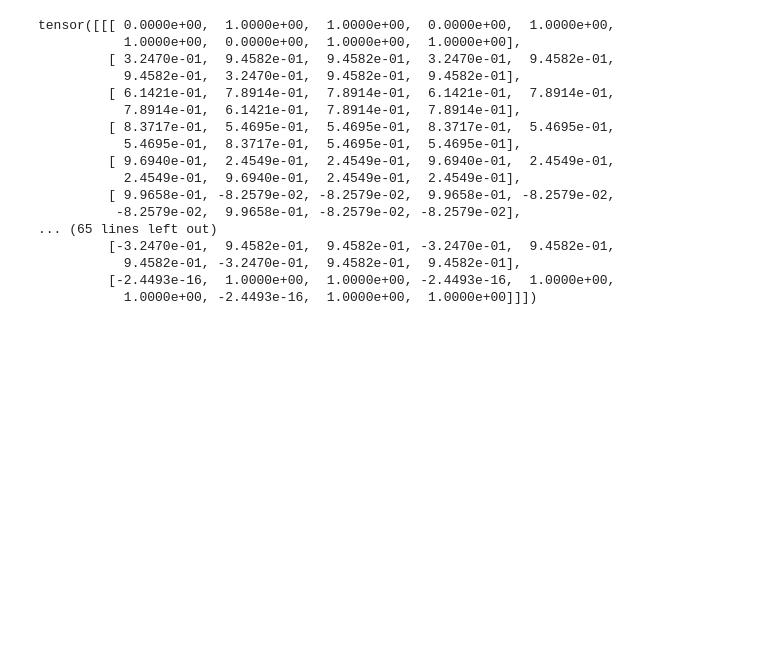
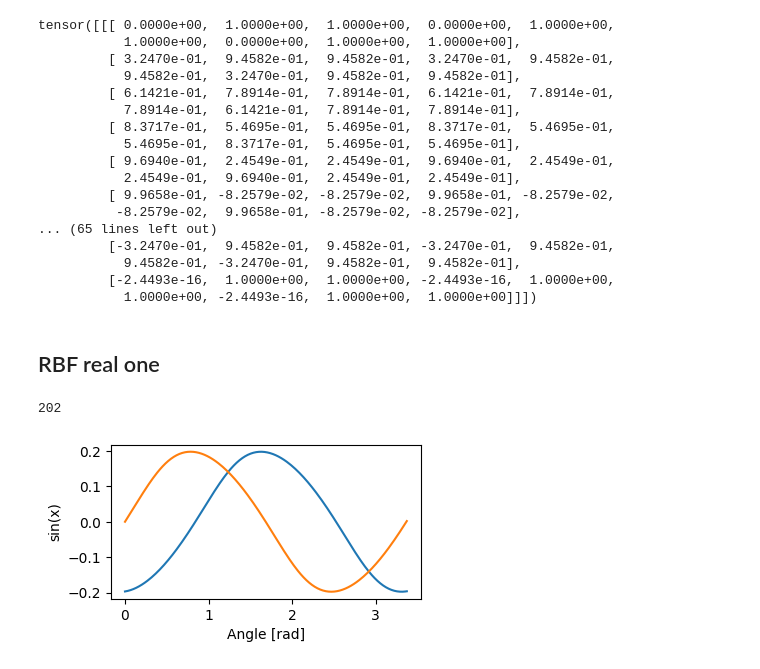
Before and after one commit to Leung555/OmniIsaacGymEnvs, a Jupyter notebook: omniisaacgymenvs/ES/notebook.ipynb, the cells around one changed output. Cells and saved outputs as stored; diff of their text form; code cells hidden in the pictures; blank space fills up the shorter version.

```diff
--- a/omniisaacgymenvs/ES/notebook.ipynb
+++ b/omniisaacgymenvs/ES/notebook.ipynb
@@ -528,3 +533,46 @@ tensor([[[ 0.0000e+00,  1.0000e+00,  1.0000e+00,  0.0000e+00,  1.0000e+00,
            9.4582e-01, -3.2470e-01,  9.4582e-01,  9.4582e-01],
          [-2.4493e-16,  1.0000e+00,  1.0000e+00, -2.4493e-16,  1.0000e+00,
            1.0000e+00, -2.4493e-16,  1.0000e+00,  1.0000e+00]]])
+# %% [markdown]
+## RBF real one
+# %%
+# SO(2) Parameters
+phi   = 0.01*pi # SO(2) Frequency
+alpha = 1.01         # SO(2) Alpha term
+w11   = alpha*cos(phi)
+w12   = alpha*sin(phi)
+w21   =-w12
+w22   = w11
+x     = []
+y     = []
+t     = []
+
+t.append(0)
+x.append(-0.197)
+y.append(0.0)
+
+# Run for one period
+period = 0
+while y[period] >= y[0]:
+    period = period+1
+    t.append(period*0.0167)
+    x.append(tanh(w11*x[period-1]+w12*y[period-1]))
+    y.append(tanh(w22*y[period-1]+w21*x[period-1]))
+
+while y[period] <= y[0]:
+    period = period+1
+    t.append(period*0.0167)
+    x.append(tanh(w11*x[period-1]+w12*y[period-1]))
+    y.append(tanh(w22*y[period-1]+w21*x[period-1]))
+period = period
+print(period)
+plt.figure(figsize=(4,2))
+plt.plot(t, x)
+plt.plot(t, y)
+plt.xlabel('Angle [rad]')
+plt.ylabel('sin(x)')
+plt.axis('tight')
+plt.show()
+# %% [output]
+202
+[figure, added]
```
Also changed, not shown: parts of 5 cells of this notebook, 1 other file.
